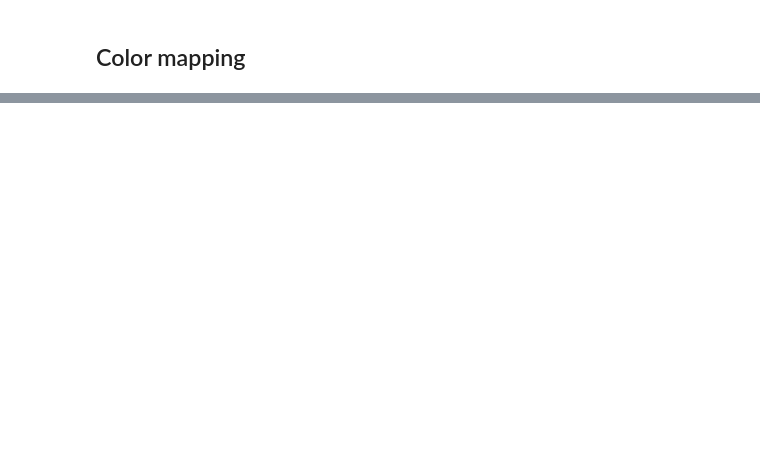
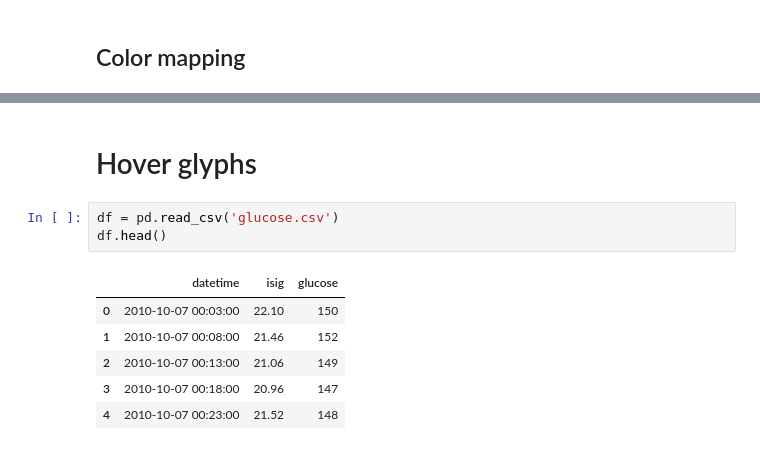
Before and after one commit to franksalas/datacamp, a Jupyter notebook: Interactive_Data_Visualizaton_Bokeh/01Basic_plotting_w_Bokeh.ipynb, the cells around one changed output, grey strips where cells are left out. Drawn from its saved outputs; the diff is of its cells as text; blank space fills up the shorter version.

```diff
--- a/Interactive_Data_Visualizaton_Bokeh/01Basic_plotting_w_Bokeh.ipynb
+++ b/Interactive_Data_Visualizaton_Bokeh/01Basic_plotting_w_Bokeh.ipynb
@@ -304,0 +648,12 @@ Loading BokehJS ...
+# %% [markdown]
+# Hover glyphs
+# %%
+df = pd.read_csv('glucose.csv')
+df.head()
+# %% [output]
+|  | datetime | isig | glucose |
+| 0 | 2010-10-07 00:03:00 | 22.10 | 150 |
+| 1 | 2010-10-07 00:08:00 | 21.46 | 152 |
+| 2 | 2010-10-07 00:13:00 | 21.06 | 149 |
+| 3 | 2010-10-07 00:18:00 | 20.96 | 147 |
+| 4 | 2010-10-07 00:23:00 | 21.52 | 148 |
```
Also changed, not shown: parts of 43 cells of this notebook, 23 other files.
